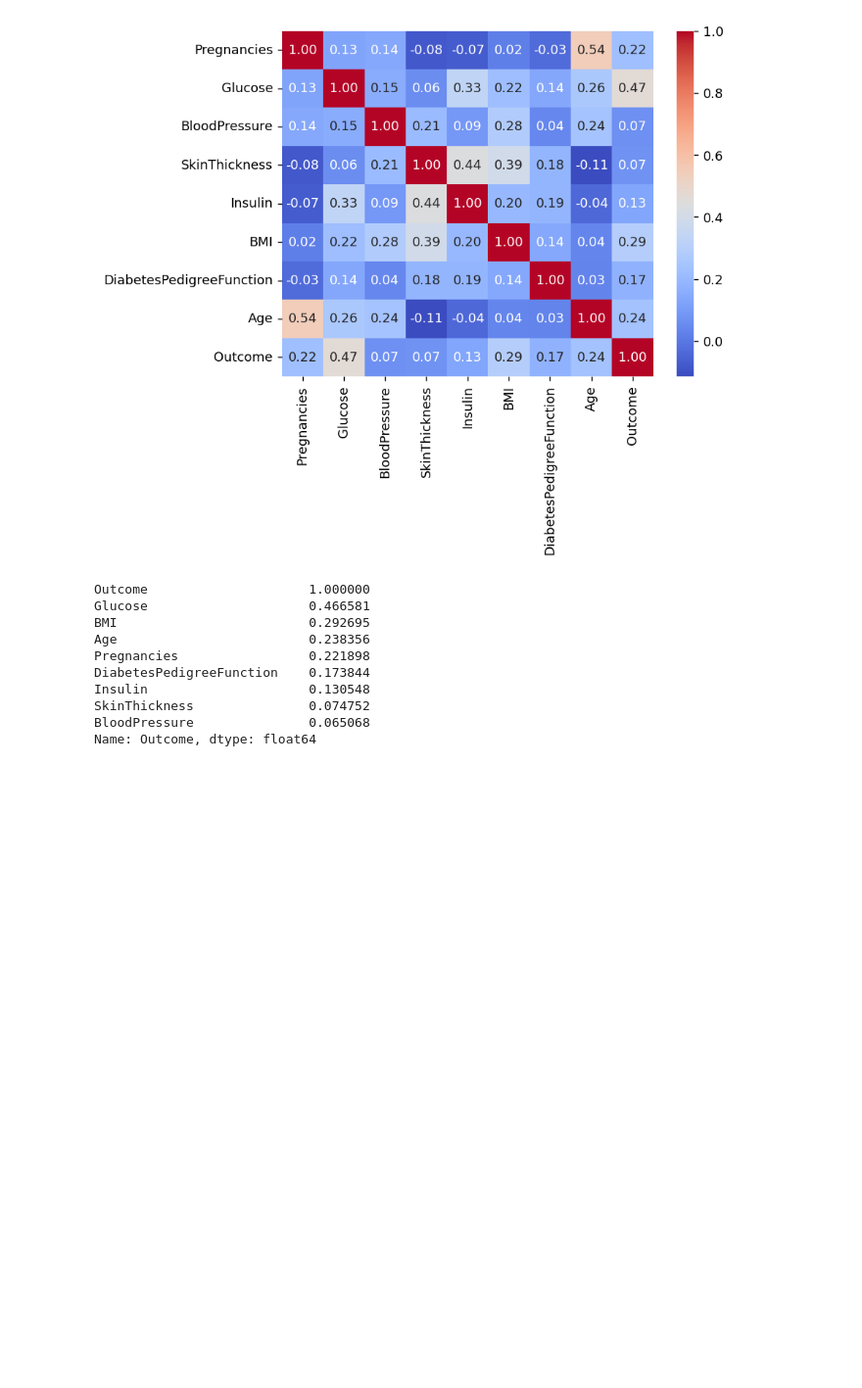
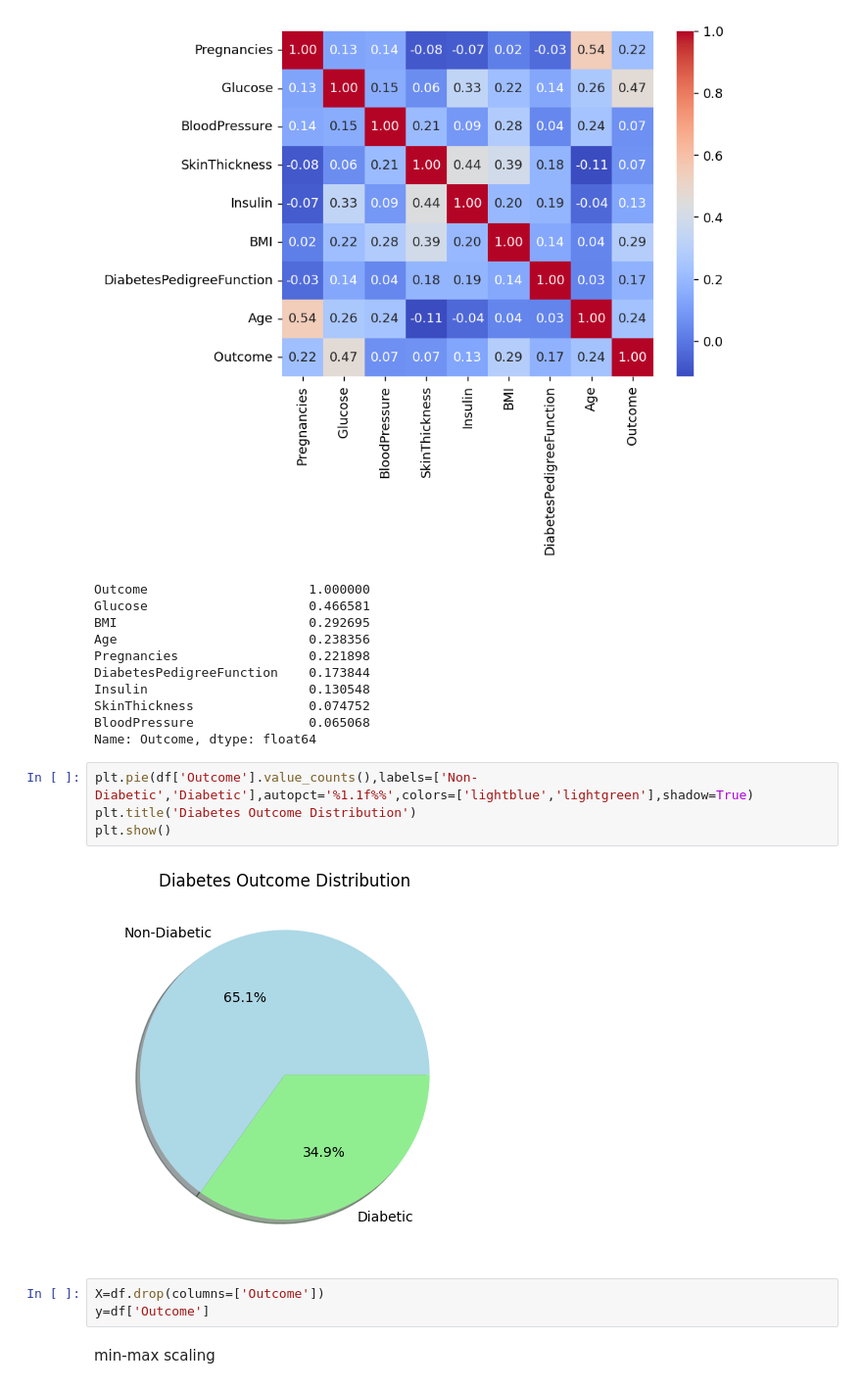
Before and after one commit to shovo896/ML_Models-, a Jupyter notebook: data_preprocessing.ipynb, the cells around one changed output. Shown at 98% size. Drawn from its saved outputs; the diff is of its cells as text; blank space fills up the shorter version.

```diff
--- a/data_preprocessing.ipynb
+++ b/data_preprocessing.ipynb
@@ -99,3 +99,14 @@ Insulin                     0.130548
 SkinThickness               0.074752
 BloodPressure               0.065068
 Name: Outcome, dtype: float64
+# %%
+plt.pie(df['Outcome'].value_counts(),labels=['Non-Diabetic','Diabetic'],autopct='%1.1f%%',colors=['lightblue','lightgreen'],shadow=True)
+plt.title('Diabetes Outcome Distribution')
+plt.show()
+# %% [output]
+[figure, added]
+# %%
+X=df.drop(columns=['Outcome'])
+y=df['Outcome']
+# %% [markdown]
+min-max scaling
```
Also changed, not shown: parts of 1 cell of this notebook.
